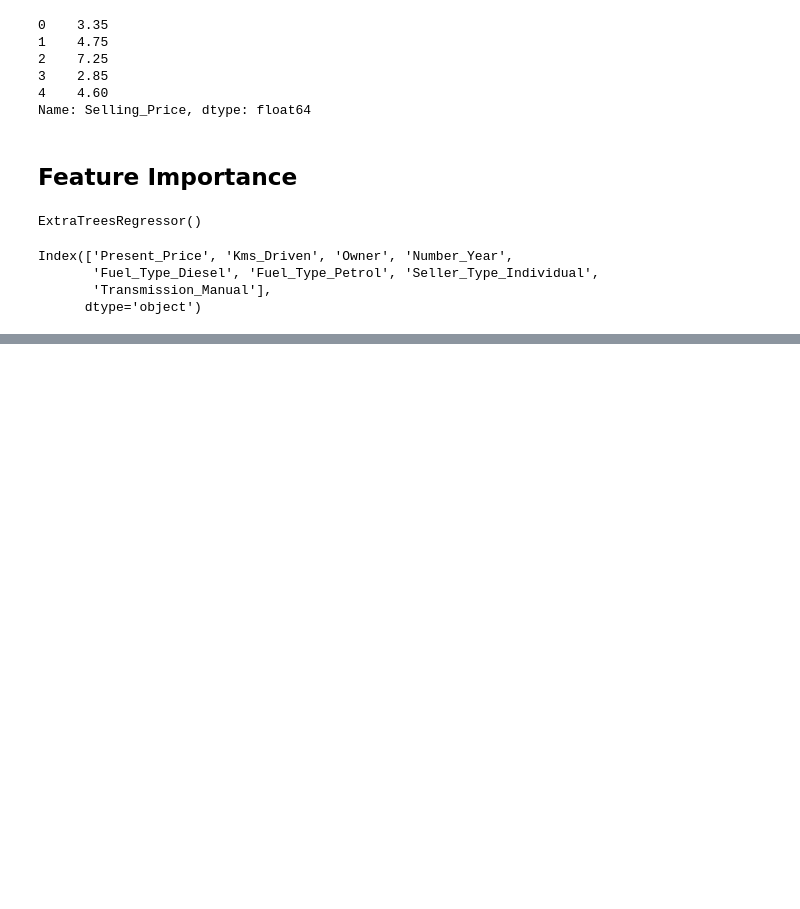
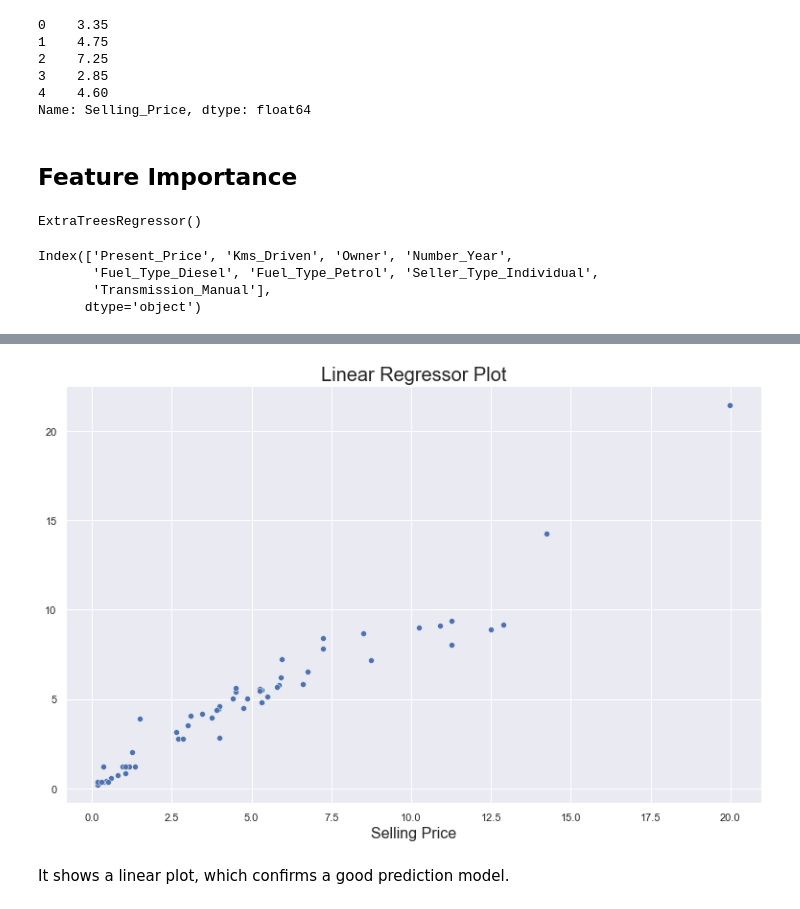
Before and after one commit to hazukir/Data-Science-Projects, a Jupyter notebook: Cardekho-Analysis(Price_Prediction)/Cardekho Dataset Analysis.ipynb, the cells around one changed output, grey strips where cells are left out. Drawn from its saved outputs; the diff is of its cells as text; code cells hidden in the pictures; blank space fills up the shorter version.

```diff
--- a/Cardekho-Analysis(Price_Prediction)/Cardekho Dataset Analysis.ipynb
+++ b/Cardekho-Analysis(Price_Prediction)/Cardekho Dataset Analysis.ipynb
@@ -381,0 +508,9 @@ plt.show()
+# %%
+plt.figure(figsize=(13, 8));
+plt.title('Linear Regressor Plot', fontsize=20)
+plt.xlabel('Selling Price', fontsize=16);
+sns.scatterplot(y_test, predictions);
+# %% [output]
+[figure, added]
+# %% [markdown]
+It shows a linear plot, which confirms a good prediction model.
```
Also changed, not shown: parts of 22 cells of this notebook.
